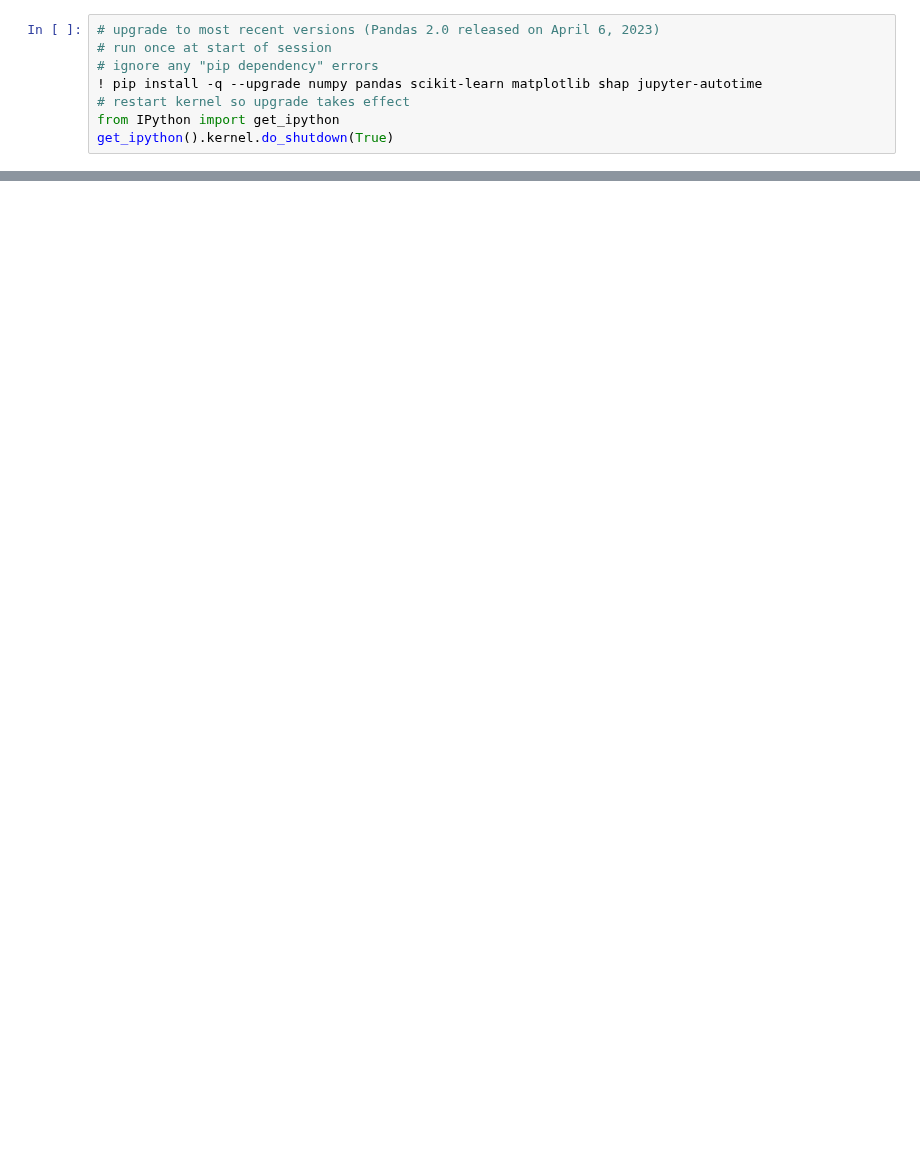
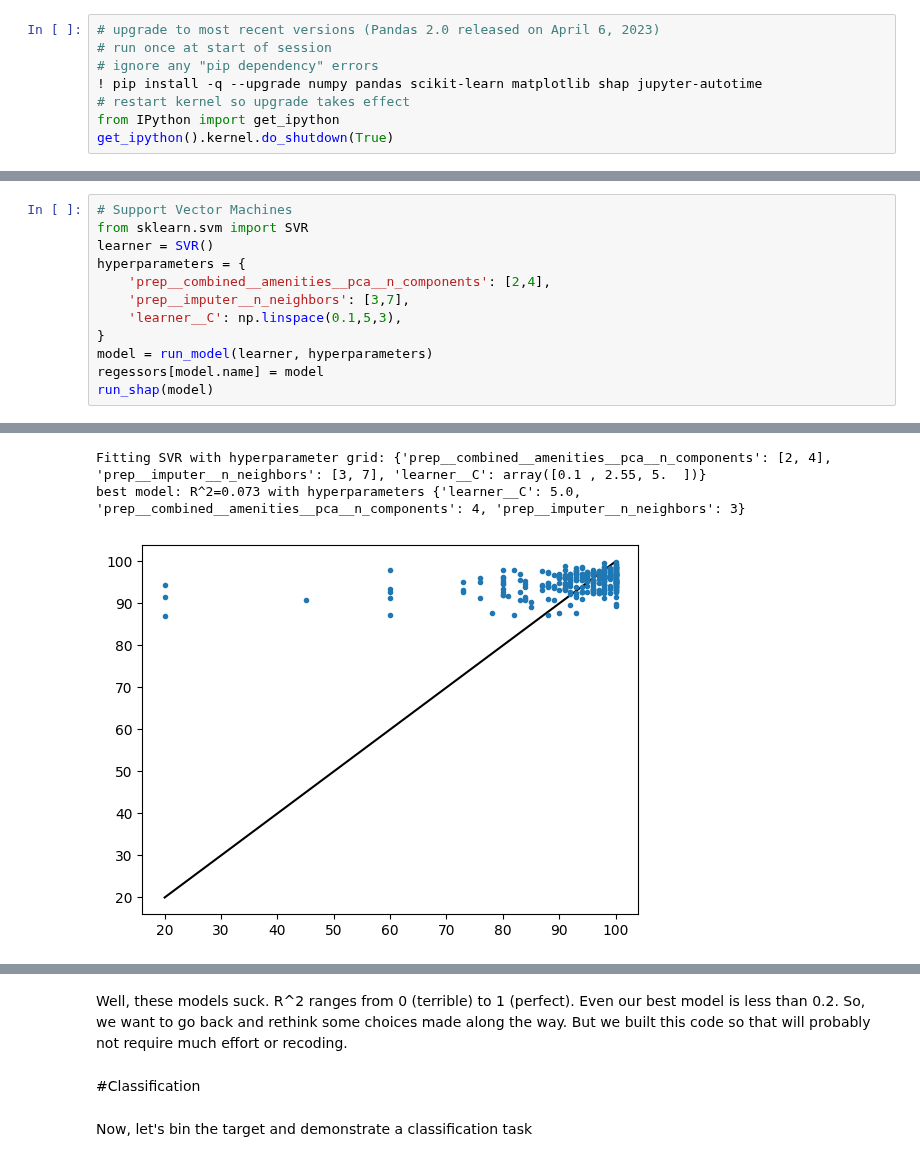
Before and after one commit to drscook/m5364_23sp_data_science1, a Jupyter notebook: pipelines_AirBNB_ipynb_v2.ipynb, the cells around one changed output, grey strips where cells are left out. Saved outputs shown, nothing was run; the diff lists cells and outputs as text; blank space fills up the shorter version.

```diff
--- a/pipelines_AirBNB_ipynb_v2.ipynb
+++ b/pipelines_AirBNB_ipynb_v2.ipynb
@@ -458,0 +235,13 @@ The internet is full of great Python & data science materials. Sadly, they are a
+# %%
+# Support Vector Machines
+from sklearn.svm import SVR
+learner = SVR()
+hyperparameters = {
+    'prep__combined__amenities__pca__n_components': [2,4],
+    'prep__imputer__n_neighbors': [3,7],
+    'learner__C': np.linspace(0.1,5,3),
+}
+model = run_model(learner, hyperparameters)
+regessors[model.name] = model
+run_shap(model)
+# %% [output]
@@ -458,0 +249,3 @@ The internet is full of great Python & data science materials. Sadly, they are a
+Fitting SVR with hyperparameter grid: {'prep__combined__amenities__pca__n_components': [2, 4], 'prep__imputer__n_neighbors': [3, 7], 'learner__C': array([0.1 , 2.55, 5.  ])}
+best model: R^2=0.073 with hyperparameters {'learner__C': 5.0, 'prep__combined__amenities__pca__n_components': 4, 'prep__imputer__n_neighbors': 3}
+[figure, added]
@@ -458,0 +253,6 @@ The internet is full of great Python & data science materials. Sadly, they are a
+# %% [markdown]
+Well, these models suck. R^2 ranges from 0 (terrible) to 1 (perfect). Even our best model is less than 0.2.  So, we want to go back and rethink some choices made along the way. But we built this code so that will probably not require much effort or recoding.
+# %% [markdown]
+#Classification
+# %% [markdown]
+Now, let's bin the target and demonstrate a classification task
```
Also changed, not shown: parts of 55 cells of this notebook.
